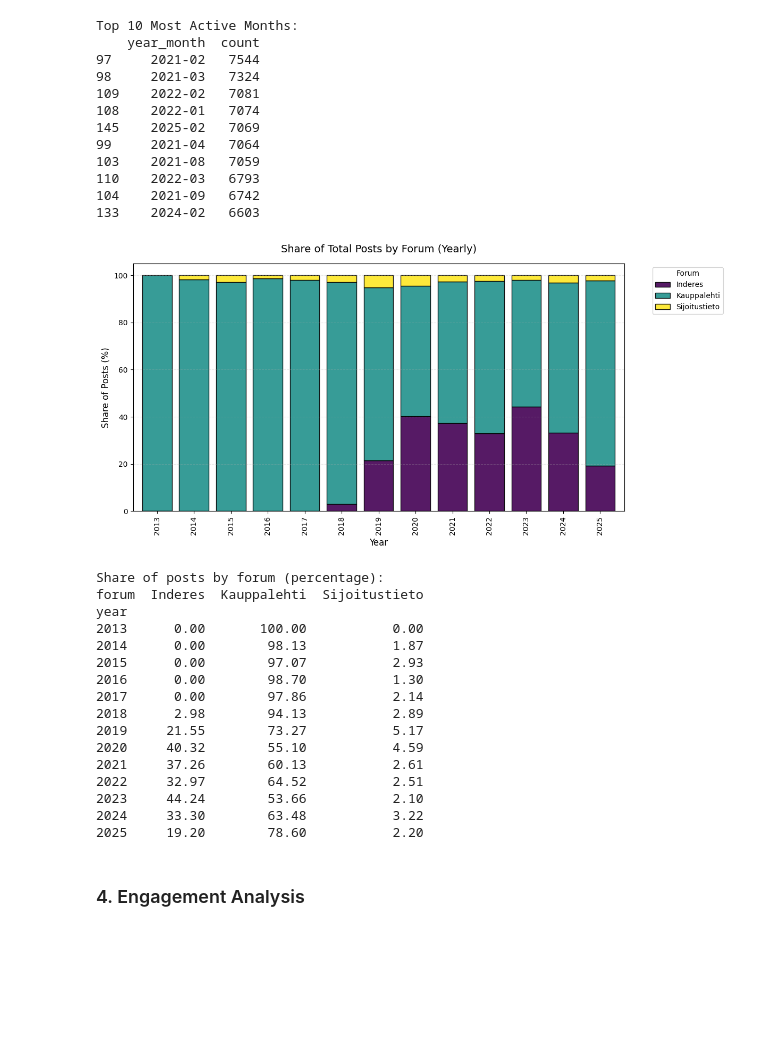
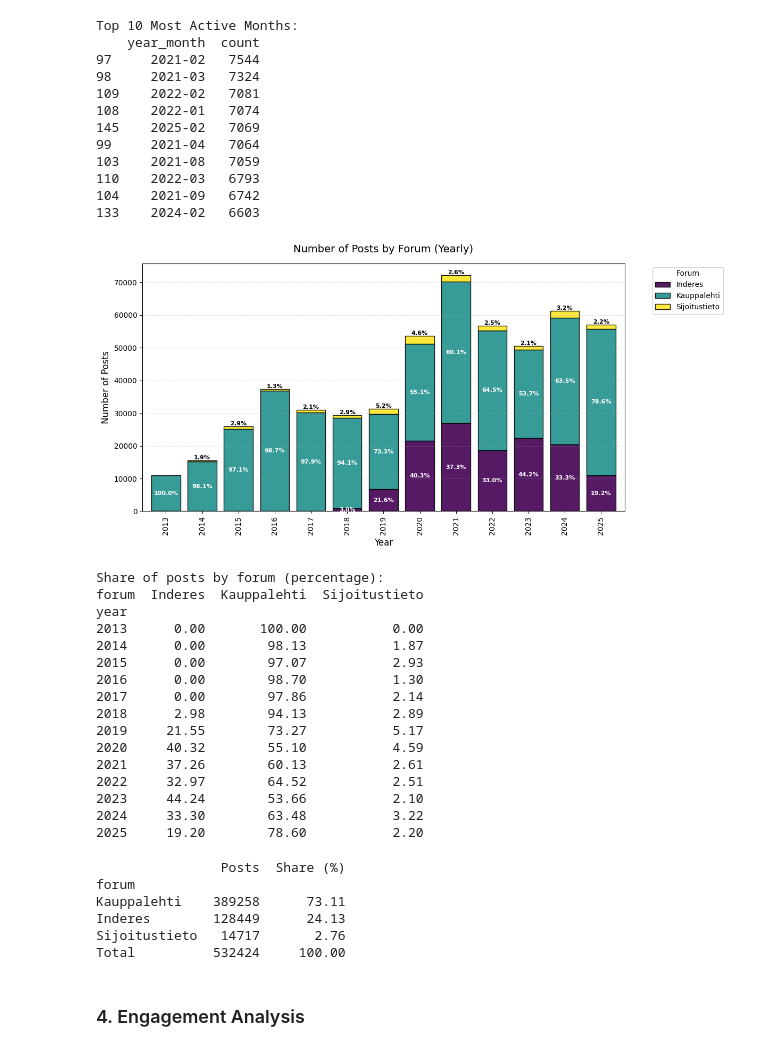
Before and after one commit to shakunage/thesis-work, a Jupyter notebook: sentiment/preprocess_forum_data.ipynb, the cells around one changed output. Drawn from its saved outputs; the diff is of its cells as text; code cells hidden in the pictures; blank space fills up the shorter version.

```diff
--- a/sentiment/notebooks/preprocess_forum_data.ipynb
+++ b/sentiment/preprocess_forum_data.ipynb
@@ -7,7 +7,7 @@ import pandas as pd
 from pathlib import Path
 # %%
 # Path to the JSON files
-data_dir = Path('/Users/veikka/thesis-work/scraping/output_data/forum_posts/')
+data_dir = Path('../scraping/output_data/forum_posts/')
 
 # Get all JSON files
 json_files = list(data_dir.glob('*.json'))
@@ -293,32 +293,48 @@ Top 10 Most Active Months:
 # %%
 # Calculate shares of posts per forum per year
 if 'year' not in df.columns:
     df['year'] = df['date_time'].dt.year
 
 # Pivot table to get counts by year and forum
 forum_yearly_counts = df.groupby(['year', 'forum']).size().unstack(fill_value=0)
 
 # Calculate percentage share
 forum_yearly_shares = forum_yearly_counts.div(forum_yearly_counts.sum(axis=1), axis=0) * 100
 
-# Plot stacked bar chart
-plt.figure(figsize=(12, 6))
-forum_yearly_shares.plot(kind='bar', stacked=True, ax=plt.gca(),
+# Plot stacked bar chart with counts on y-axis and percentage labels inside bars
+fig, ax = plt.subplots(figsize=(12, 6))
+forum_yearly_counts.plot(kind='bar', stacked=True, ax=ax,
                         colormap='viridis', alpha=0.9, edgecolor='black', width=0.8)
 
-plt.title('Share of Total Posts by Forum (Yearly)', fontsize=14, pad=15)
-plt.xlabel('Year', fontsize=12)
-plt.ylabel('Share of Posts (%)', fontsize=12)
-plt.legend(title='Forum', bbox_to_anchor=(1.05, 1), loc='upper left')
-plt.grid(axis='y', linestyle='--', alpha=0.3)
+# Add percentage labels inside each bar segment
+for i, year in enumerate(forum_yearly_counts.index):
+    cumulative = 0
+    for j, forum in enumerate(forum_yearly_counts.columns):
+        count = forum_yearly_counts.loc[year, forum]
+        pct = forum_yearly_shares.loc[year, forum]
+        if count > 0:
+            if forum == 'Sijoitustieto':
+                # Place label above the bar for Sijoitustieto (small segment at top)
+                ax.text(i, cumulative + count, f'{pct:.1f}%',
+                        ha='center', va='bottom', fontsize=8, fontweight='bold', color='black')
+            else:
+                ax.text(i, cumulative + count / 2, f'{pct:.1f}%',
+                        ha='center', va='center', fontsize=8, fontweight='bold', color='white')
+        cumulative += count
+
+ax.set_title('Number of Posts by Forum (Yearly)', fontsize=14, pad=15)
+ax.set_xlabel('Year', fontsize=12)
+ax.set_ylabel('Number of Posts', fontsize=12)
+ax.legend(title='Forum', bbox_to_anchor=(1.05, 1), loc='upper left')
+ax.grid(axis='y', linestyle='--', alpha=0.3)
 plt.tight_layout()
 plt.show()
 
 # Print values
 print("\nShare of posts by forum (percentage):")
 print(forum_yearly_shares.round(2))
 # %% [output]
-[figure, old version]
+[figure, new version]
 Share of posts by forum (percentage):
 forum  Inderes  Kauppalehti  Sijoitustieto
 year
@@ -335,6 +351,25 @@ year
 2023     44.24        53.66           2.10
 2024     33.30        63.48           3.22
 2025     19.20        78.60           2.20
+# %%
+# Overall share of posts by forum
+overall_counts = df['forum'].value_counts()
+overall_share = (overall_counts / overall_counts.sum() * 100).round(2)
+
+summary = pd.DataFrame({
+    'Posts': overall_counts,
+    'Share (%)': overall_share
+})
+summary.loc['Total'] = [overall_counts.sum(), 100.0]
+summary['Posts'] = summary['Posts'].astype(int)
+print(summary.to_string())
+# %% [output]
+                Posts  Share (%)
+forum
+Kauppalehti    389258      73.11
+Inderes        128449      24.13
+Sijoitustieto   14717       2.76
+Total          532424     100.00
 # %% [markdown]
 ### 4. Engagement Analysis
 # %%
```
Also changed, not shown: parts of 4 cells of this notebook, 7 other files.
